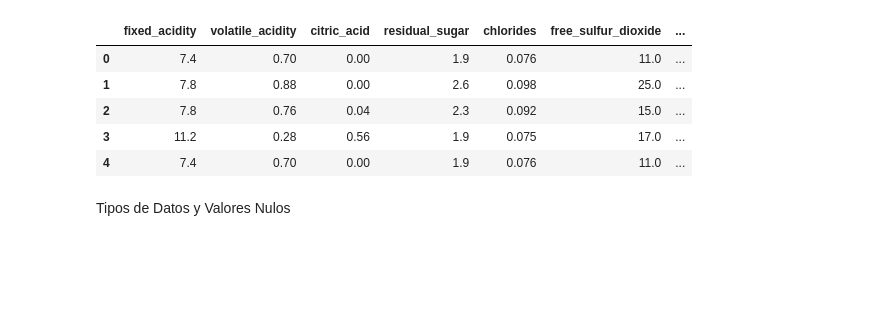
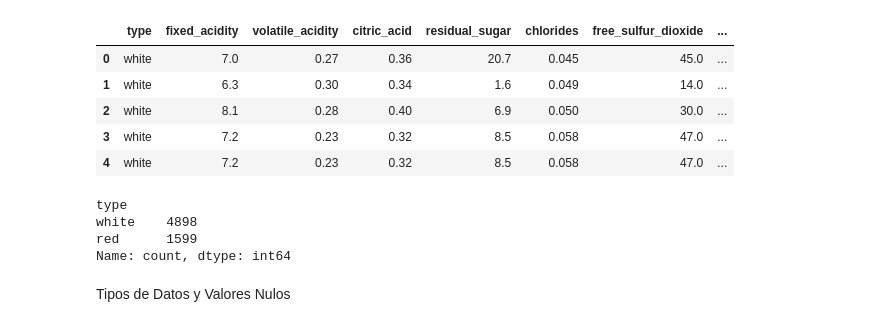
Before and after one commit to andreess891/MLOps_CML, a Jupyter notebook: notebooks/01_eda.ipynb, the cells around one changed output. Cells and saved outputs as stored; diff of their text form; code cells hidden in the pictures; blank space fills up the shorter version.

```diff
--- a/notebooks/01_eda.ipynb
+++ b/notebooks/01_eda.ipynb
@@ -42,9 +42,0 @@ df_wine_quality = pd.concat([wine_quality.data.features, wine_quality.data.targe
-# %%
-df_wine_quality.head()
-# %% [output]
-|  | fixed_acidity | volatile_acidity | citric_acid | residual_sugar | chlorides | free_sulfur_dioxide | ... |
-| 0 | 7.4 | 0.70 | 0.00 | 1.9 | 0.076 | 11.0 | ... |
-| 1 | 7.8 | 0.88 | 0.00 | 2.6 | 0.098 | 25.0 | ... |
-| 2 | 7.8 | 0.76 | 0.04 | 2.3 | 0.092 | 15.0 | ... |
-| 3 | 11.2 | 0.28 | 0.56 | 1.9 | 0.075 | 17.0 | ... |
-| 4 | 7.4 | 0.70 | 0.00 | 1.9 | 0.076 | 11.0 | ... |
@@ -51,2 +64,20 @@ df_wine_quality.head()
+# %%
+df_wine_quality = pd.read_csv("../data/winequalityN.csv")
+df_wine_quality = df_wine_quality.rename(columns=mapeo_columnas)
+df_wine_quality.head()
+# %% [output]
+|  | type | fixed_acidity | volatile_acidity | citric_acid | residual_sugar | chlorides | free_sulfur_dioxide | ... |
+| 0 | white | 7.0 | 0.27 | 0.36 | 20.7 | 0.045 | 45.0 | ... |
+| 1 | white | 6.3 | 0.30 | 0.34 | 1.6 | 0.049 | 14.0 | ... |
+| 2 | white | 8.1 | 0.28 | 0.40 | 6.9 | 0.050 | 30.0 | ... |
+| 3 | white | 7.2 | 0.23 | 0.32 | 8.5 | 0.058 | 47.0 | ... |
+| 4 | white | 7.2 | 0.23 | 0.32 | 8.5 | 0.058 | 47.0 | ... |
+# %%
+df_wine_quality['type'].value_counts() # nos vamos con el vino blanco
+# %% [output]
+type
+white    4898
+red      1599
+Name: count, dtype: int64
 # %% [markdown]
 Tipos de Datos y Valores Nulos
```
Also changed, not shown: parts of 14 cells of this notebook, 1 other file.
